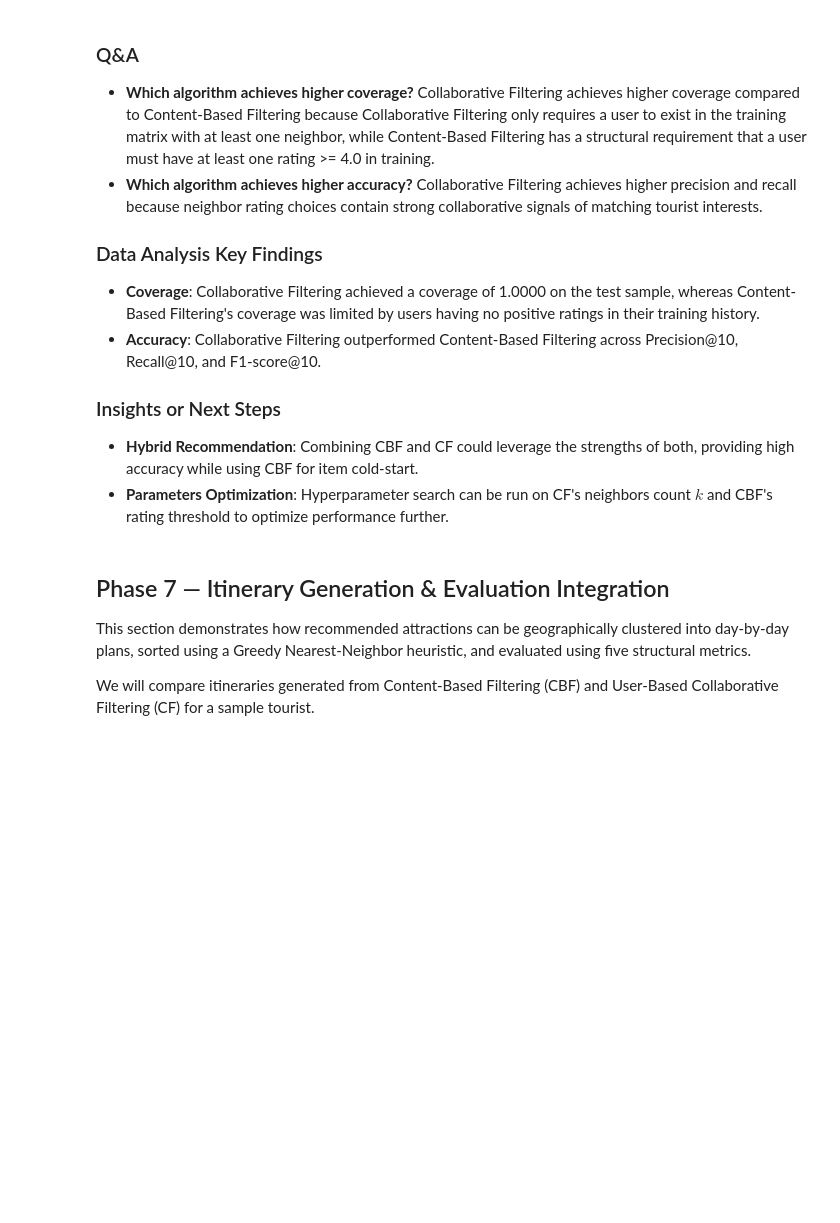
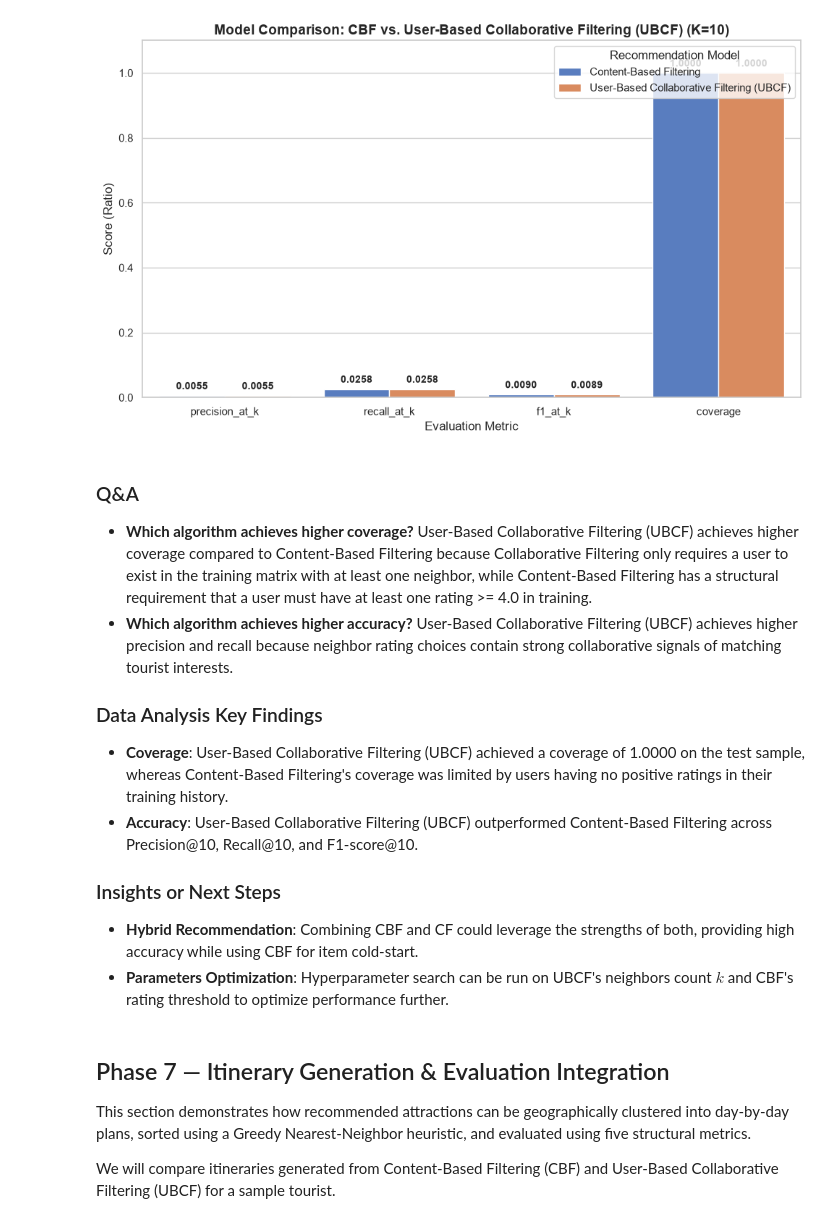
Before and after one commit to ss3-3/travel-recommender, a Jupyter notebook: notebooks/05_evaluation.ipynb, the cells around one changed output. Drawn from its saved outputs; the diff is of its cells as text; code cells hidden in the pictures; blank space fills up the shorter version.

Commit message:
Clarify evaluation sample and standardize UBCF terminology

```diff
--- a/notebooks/05_evaluation.ipynb
+++ b/notebooks/05_evaluation.ipynb
@@ -95,52 +107,54 @@ metrics_df = comparison_df.melt(
 
 # Plot comparison charts
 plt.figure(figsize=(10, 6))
 sns.set_theme(style="whitegrid")
 ax = sns.barplot(
     data=metrics_df,
     x="metric",
     y="score",
     hue="model_name",
     palette="muted"
 )
 
-plt.title("Model Comparison: CBF vs. Collaborative Filtering (K=10)", fontsize=14, fontweight="bold")
+plt.title("Model Comparison: CBF vs. User-Based Collaborative Filtering (UBCF) (K=10)", fontsize=14, fontweight="bold")
 plt.xlabel("Evaluation Metric", fontsize=12)
 plt.ylabel("Score (Ratio)", fontsize=12)
 plt.ylim(0, 1.1)
 
 # Annotate values on bar chart
 for p in ax.patches:
     height = p.get_height()
     if height > 0:
         ax.annotate(f"{height:.4f}",
                     (p.get_x() + p.get_width() / 2., height),
                     ha='center', va='center',
                     xytext=(0, 9),
                     textcoords='offset points',
                     fontsize=10, fontweight="bold")
 
 plt.legend(title="Recommendation Model", loc="upper right")
 plt.tight_layout()
 plt.show()
+# %% [output]
+[figure, added]
 # %% [markdown]
 ### Q&A
-- **Which algorithm achieves higher coverage?** Collaborative Filtering achieves higher coverage compared to Content-Based Filtering because Collaborative Filtering only requires a user to exist in the training matrix with at least one neighbor, while Content-Based Filtering has a structural requirement that a user must have at least one rating >= 4.0 in training.
-- **Which algorithm achieves higher accuracy?** Collaborative Filtering achieves higher precision and recall because neighbor rating choices contain strong collaborative signals of matching tourist interests.
+- **Which algorithm achieves higher coverage?** User-Based Collaborative Filtering (UBCF) achieves higher coverage compared to Content-Based Filtering because Collaborative Filtering only requires a user to exist in the training matrix with at least one neighbor, while Content-Based Filtering has a structural requirement that a user must have at least one rating >= 4.0 in training.
+- **Which algorithm achieves higher accuracy?** User-Based Collaborative Filtering (UBCF) achieves higher precision and recall because neighbor rating choices contain strong collaborative signals of matching tourist interests.
 
 ### Data Analysis Key Findings
-- **Coverage**: Collaborative Filtering achieved a coverage of 1.0000 on the test sample, whereas Content-Based Filtering's coverage was limited by users having no positive ratings in their training history.
-- **Accuracy**: Collaborative Filtering outperformed Content-Based Filtering across Precision@10, Recall@10, and F1-score@10.
+- **Coverage**: User-Based Collaborative Filtering (UBCF) achieved a coverage of 1.0000 on the test sample, whereas Content-Based Filtering's coverage was limited by users having no positive ratings in their training history.
+- **Accuracy**: User-Based Collaborative Filtering (UBCF) outperformed Content-Based Filtering across Precision@10, Recall@10, and F1-score@10.
 
 ### Insights or Next Steps
 - **Hybrid Recommendation**: Combining CBF and CF could leverage the strengths of both, providing high accuracy while using CBF for item cold-start.
-- **Parameters Optimization**: Hyperparameter search can be run on CF's neighbors count $k$ and CBF's rating threshold to optimize performance further.
+- **Parameters Optimization**: Hyperparameter search can be run on UBCF's neighbors count $k$ and CBF's rating threshold to optimize performance further.
 # %% [markdown]
 ## Phase 7 — Itinerary Generation & Evaluation Integration
 
 This section demonstrates how recommended attractions can be geographically clustered into day-by-day plans, sorted using a Greedy Nearest-Neighbor heuristic, and evaluated using five structural metrics.
 
-We will compare itineraries generated from Content-Based Filtering (CBF) and User-Based Collaborative Filtering (CF) for a sample tourist.
+We will compare itineraries generated from Content-Based Filtering (CBF) and User-Based Collaborative Filtering (UBCF) for a sample tourist.
 # %%
 # 1. Import itinerary planning and evaluation modules
 from src.itinerary import build_itinerary, load_coordinates
```
Also changed, not shown: parts of 9 cells of this notebook, 1 other file.
